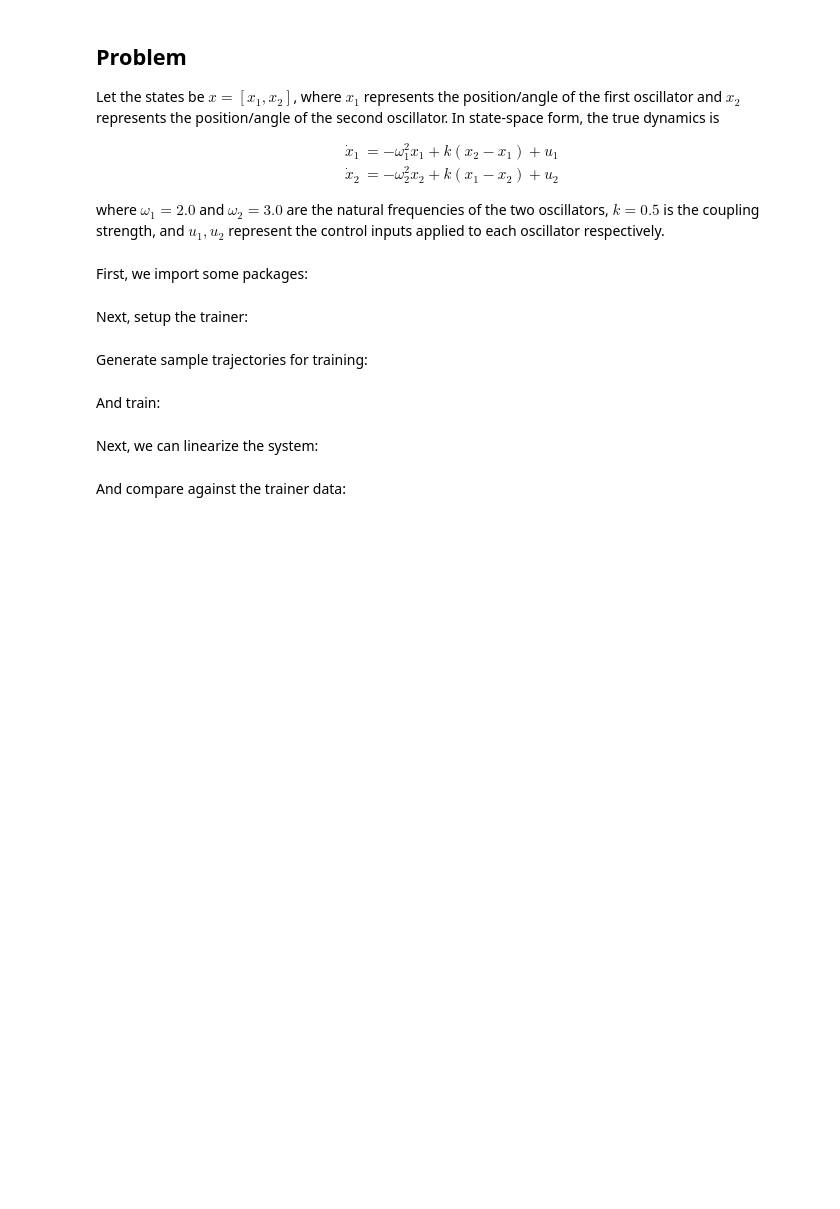
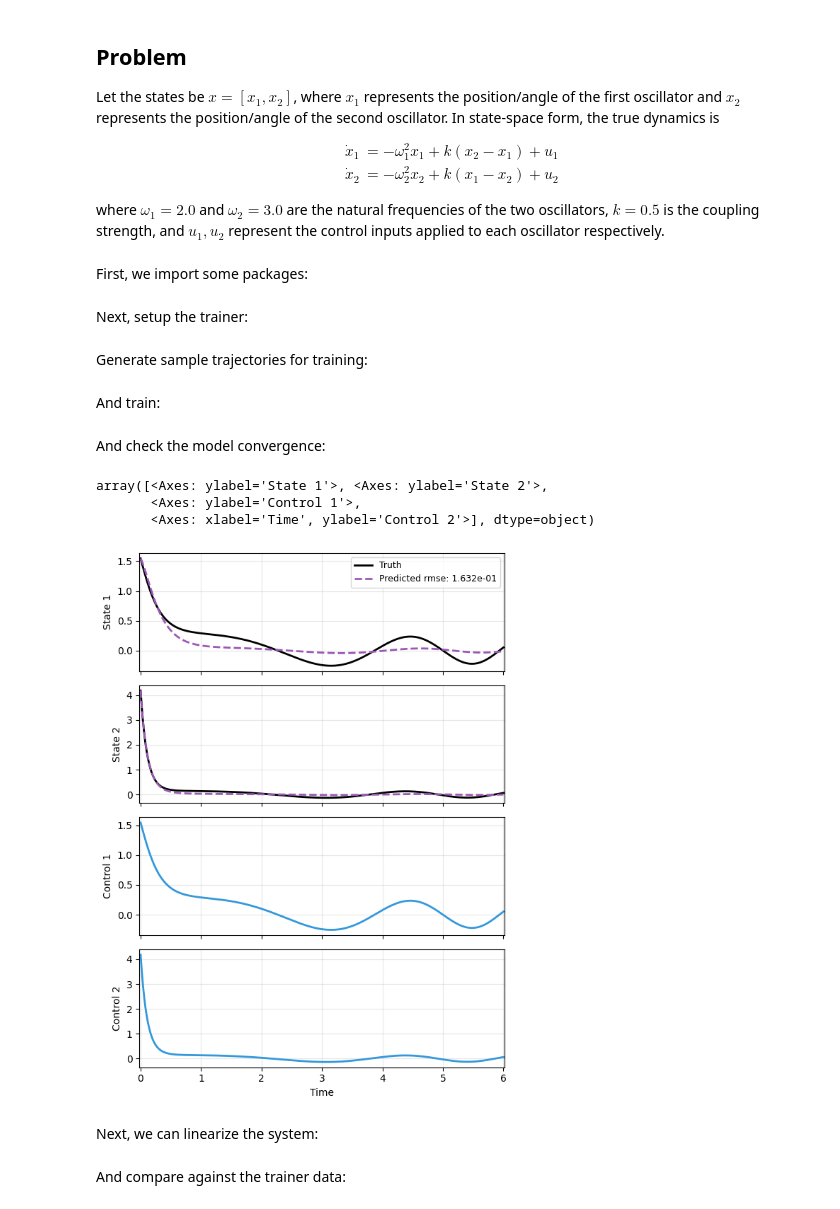
Before and after one commit to p-smith22/dymad-dev, a Jupyter notebook: examples/controllability/part_3.ipynb, the cells around one changed output. Cells and saved outputs as stored; diff of their text form; code cells hidden in the pictures; blank space fills up the shorter version.

```diff
--- a/examples/controllability/part_3.ipynb
+++ b/examples/controllability/part_3.ipynb
@@ -95,6 +95,35 @@ And train:
 # %%
 # trainer = WeakFormTrainer(config_path, KBF, config_mod={"model": mdl_cat, "criterion": crit, "training": trn_wf})
 # trainer.train()
+# %% [markdown]
+And check the model convergence:
+# %%
+# Parameters:
+B = 300
+N = 301
+t_grid = np.linspace(0, 6, N)
+
+# Sample a trajectory:
+sampler = TrajectorySampler(f_ctrl, config='ctrl_data.yaml')
+ts, xs, ys, us = sampler.sample(t_grid, batch=1)
+x_data = xs[0]
+t_data = ts[0]
+u_data = us[0]
+
+# The variation:
+model, prd_func = load_model(KBF, f'ctrl_coupled.pt')
+with torch.no_grad():
+    pred_cat = prd_func(x_data, t_data, u=u_data)
+res = [x_data, pred_cat]
+
+# Plot comparison:
+labels = ['Truth', 'Predicted']
+plot_trajectory(np.array(res), t_data, "KP", labels=labels, us=u_data, ifclose=False)
+# %% [output]
+array([<Axes: ylabel='State 1'>, <Axes: ylabel='State 2'>,
+       <Axes: ylabel='Control 1'>,
+       <Axes: xlabel='Time', ylabel='Control 2'>], dtype=object)
+[figure, added]
 # %% [markdown]
 Next, we can linearize the system:
 # %%
```
Also changed, not shown: parts of 4 cells of this notebook, 5 other files.
